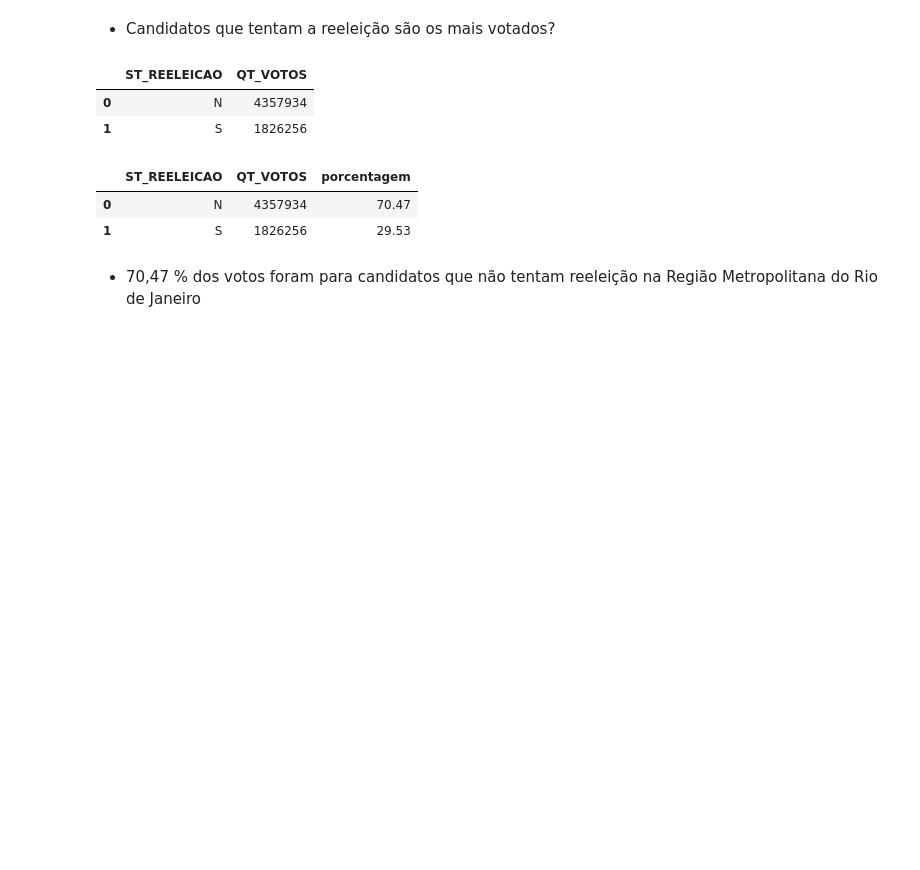
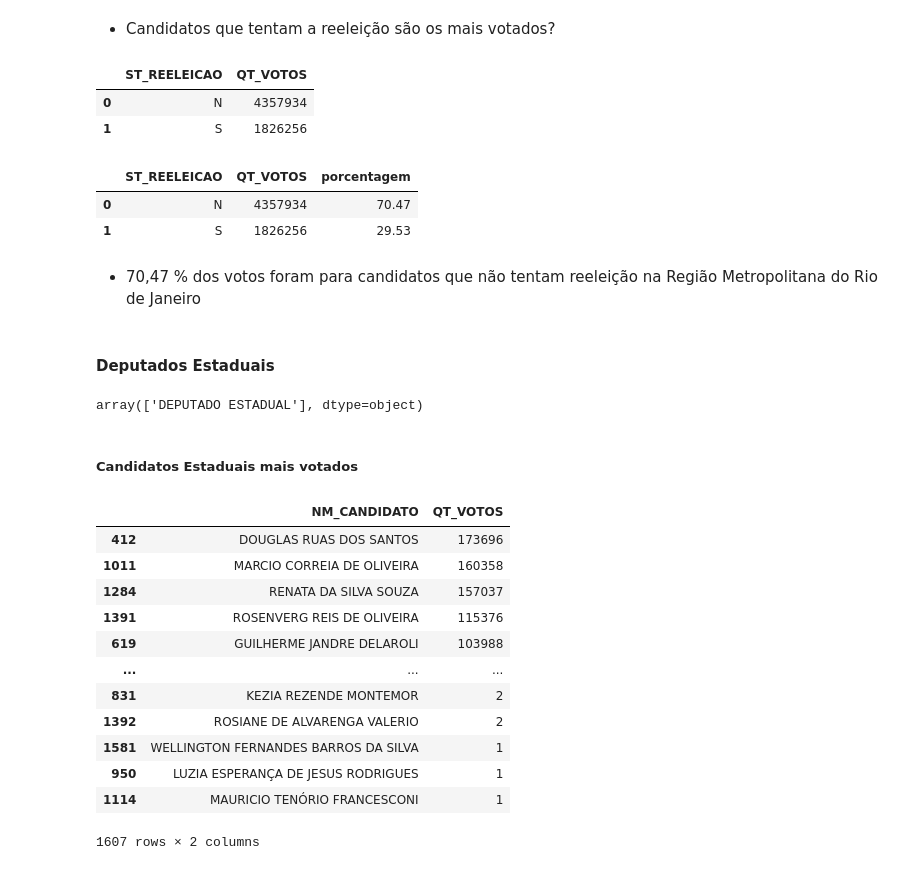
Before and after one commit to CyberBantu/Analise_votos_eleicoes_regiaometropoliana_RJ_2022, a Jupyter notebook: votos_RM.ipynb, the cells around one changed output. Drawn from its saved outputs; the diff is of its cells as text; code cells hidden in the pictures; blank space fills up the shorter version.

```diff
--- a/votos_RM.ipynb
+++ b/votos_RM.ipynb
@@ -410,3 +410,31 @@ votos_proporcionais_fed_reeleicao
 | 1 | S | 1826256 | 29.53 |
 # %% [markdown]
 * 70,47 % dos votos foram para candidatos que não tentam reeleição na Região Metropolitana do Rio de Janeiro
+# %% [markdown]
+#### Deputados Estaduais
+# %%
+# Criando a base para ver os votos para deputados Estaduais
+votos_proporcionais_est = votos_proporcionais.query("DS_CARGO_x == 'DEPUTADO ESTADUAL'")
+votos_proporcionais_est['DS_CARGO_x'].unique()
+# %% [output]
+array(['DEPUTADO ESTADUAL'], dtype=object)
+# %% [markdown]
+##### Candidatos Estaduais mais votados
+# %%
+votos_proporcionais_est_cand = votos_proporcionais_est[['NM_CANDIDATO', 'QT_VOTOS']] # Filtrado para somente estes parametros
+votos_proporcionais_est_cand = votos_proporcionais_est_cand.groupby(['NM_CANDIDATO']).sum().reset_index().sort_values(by = 'QT_VOTOS', ascending = False)
+votos_proporcionais_est_cand
+# %% [output]
+|  | NM_CANDIDATO | QT_VOTOS |
+| 412 | DOUGLAS RUAS DOS SANTOS | 173696 |
+| 1011 | MARCIO CORREIA DE OLIVEIRA | 160358 |
+| 1284 | RENATA DA SILVA SOUZA | 157037 |
+| 1391 | ROSENVERG REIS DE OLIVEIRA | 115376 |
+| 619 | GUILHERME JANDRE DELAROLI | 103988 |
+| ... | ... | ... |
+| 831 | KEZIA REZENDE MONTEMOR | 2 |
+| 1392 | ROSIANE DE ALVARENGA VALERIO | 2 |
+| 1581 | WELLINGTON FERNANDES BARROS DA SILVA | 1 |
+| 950 | LUZIA ESPERANÇA DE JESUS RODRIGUES | 1 |
+| 1114 | MAURICIO TENÓRIO FRANCESCONI | 1 |
+1607 rows × 2 columns
```
Also changed, not shown: parts of 5 cells of this notebook.
